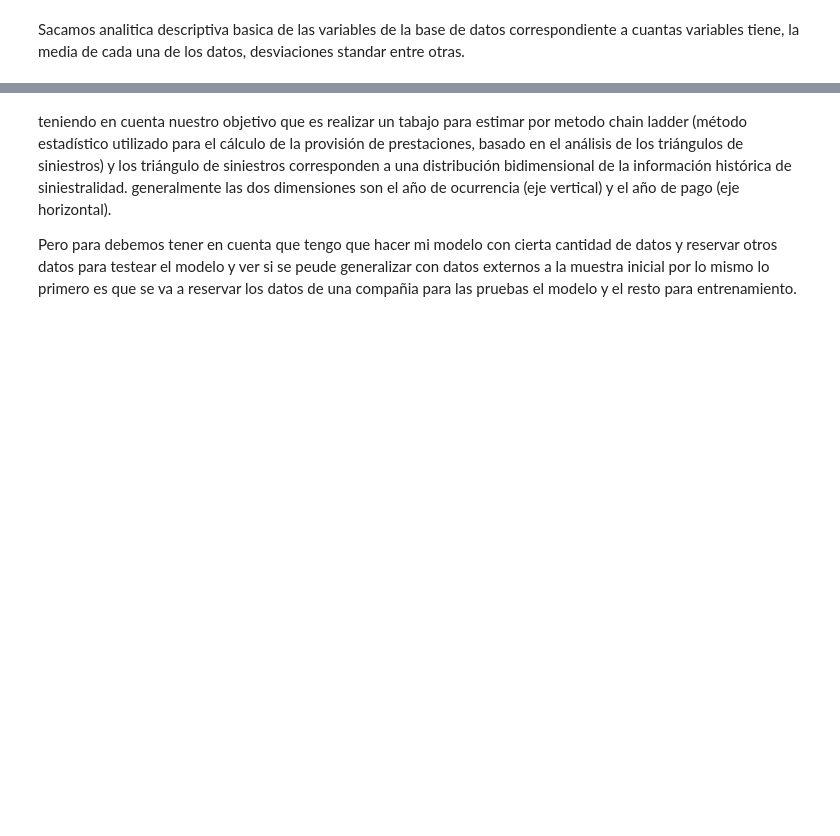
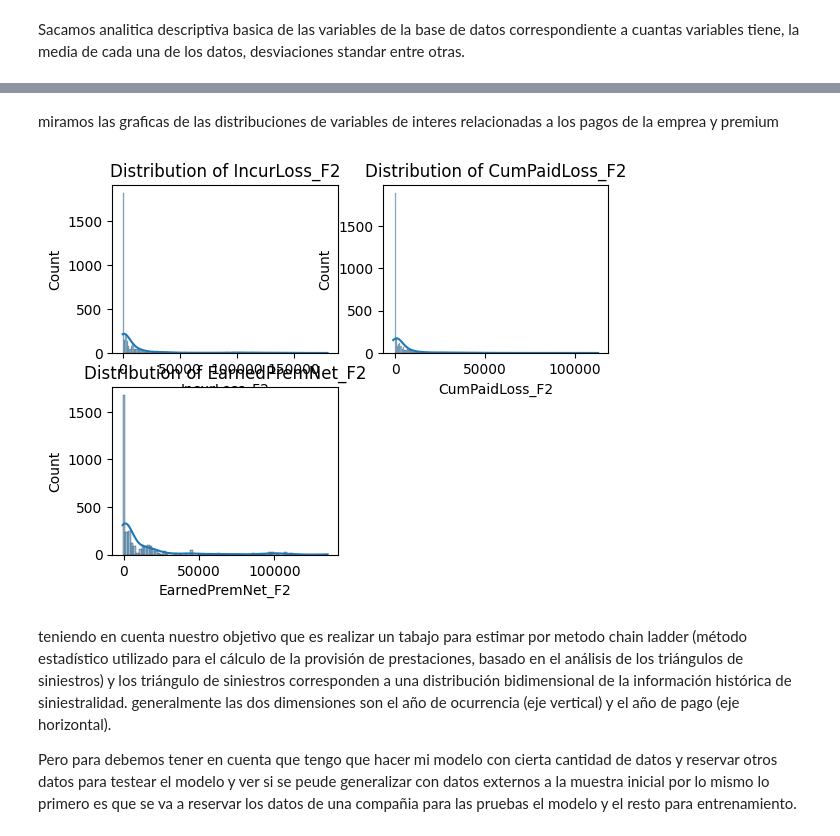
Before and after one commit to OpticalFenixer96/chain.ladder.theorical.research, a Jupyter notebook: CHAIN_LADER.ipynb, the cells around one changed output, grey strips where cells are left out. Saved outputs shown, nothing was run; the diff lists cells and outputs as text; code cells hidden in the pictures; blank space fills up the shorter version.

```diff
--- a/CHAIN_LADER.ipynb
+++ b/CHAIN_LADER.ipynb
@@ -175,3 +212,13 @@ Sacamos analitica descriptiva basica de las variables de la base de datos corres
+# %% [markdown]
+miramos las graficas de las distribuciones de variables de interes relacionadas a los pagos de la emprea y premium
+# %%
+columns_to_plot = ['IncurLoss_F2', 'CumPaidLoss_F2', 'EarnedPremNet_F2']
+for i, column in enumerate(columns_to_plot, 1):
+    plt.subplot(2, 2, i)
+    sns.histplot(df[column], kde=True)
+    plt.title(f'Distribution of {column}')
+# %% [output]
+[figure, added]
 # %% [markdown]
 teniendo en cuenta nuestro objetivo que es realizar un tabajo para estimar por metodo chain ladder (método estadístico utilizado para el cálculo de la provisión de prestaciones, basado en el análisis de los triángulos de siniestros) y los triángulo de siniestros corresponden a una distribución bidimensional de la información histórica de siniestralidad. generalmente las dos dimensiones son el año de ocurrencia (eje vertical) y el año de pago (eje horizontal).
 
```
Also changed, not shown: parts of 62 cells of this notebook.
